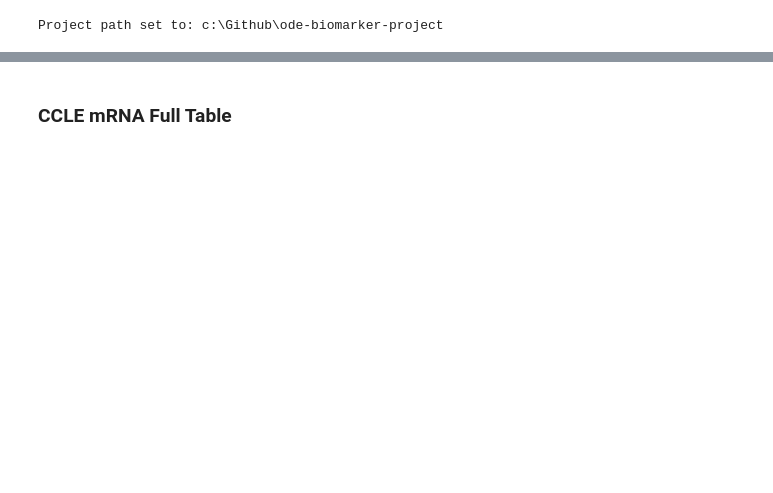
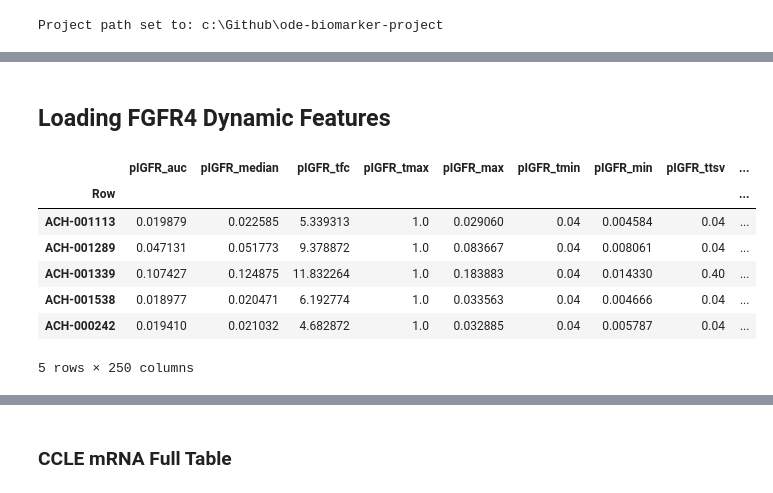
Before and after one commit to AnEvilBurrito/ode-biomarker-project, a Jupyter notebook: project-phdndf/AN_data_loading.ipynb, the cells around one changed output, grey strips where cells are left out. Cells and saved outputs as stored; diff of their text form; code cells hidden in the pictures; blank space fills up the shorter version.

Commit message:
generic data loading with sanger and depmap ids

```diff
--- a/project-phdndf/AN_data_loading.ipynb
+++ b/project-phdndf/AN_data_loading.ipynb
@@ -19,0 +37,17 @@ data_link = DataLink(path_loader, 'data_codes.csv')
+# %% [markdown]
+## Loading FGFR4 Dynamic Features
+# %%
+data_link.load_data_code('fgfr4_ccle_dynamic_features')
+fgfr4_dyn_features = data_link.data_code_database['fgfr4_ccle_dynamic_features']
+fgfr4_dyn_features.set_index('Row', inplace=True)
+# %%
+fgfr4_dyn_features.head()
+# %% [output]
+|  | pIGFR_auc | pIGFR_median | pIGFR_tfc | pIGFR_tmax | pIGFR_max | pIGFR_tmin | pIGFR_min | pIGFR_ttsv | ... |
+| Row |  |  |  |  |  |  |  |  | ... |
+| ACH-001113 | 0.019879 | 0.022585 | 5.339313 | 1.0 | 0.029060 | 0.04 | 0.004584 | 0.04 | ... |
+| ACH-001289 | 0.047131 | 0.051773 | 9.378872 | 1.0 | 0.083667 | 0.04 | 0.008061 | 0.04 | ... |
+| ACH-001339 | 0.107427 | 0.124875 | 11.832264 | 1.0 | 0.183883 | 0.04 | 0.014330 | 0.40 | ... |
+| ACH-001538 | 0.018977 | 0.020471 | 6.192774 | 1.0 | 0.033563 | 0.04 | 0.004666 | 0.04 | ... |
+| ACH-000242 | 0.019410 | 0.021032 | 4.682872 | 1.0 | 0.032885 | 0.04 | 0.005787 | 0.04 | ... |
+5 rows × 250 columns
```
Also changed, not shown: parts of 7 cells of this notebook, 3 other files.
